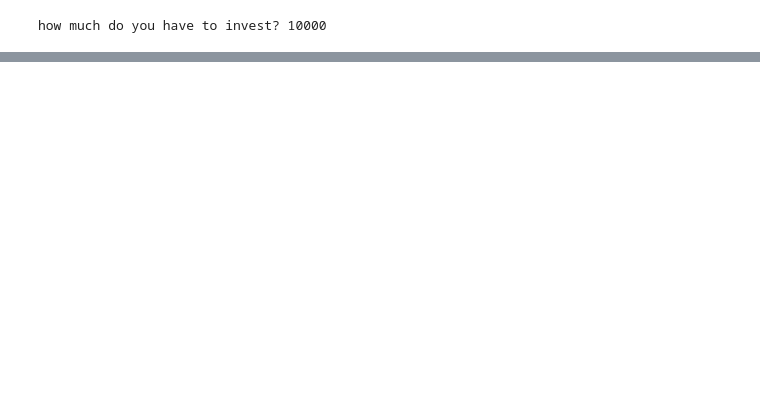
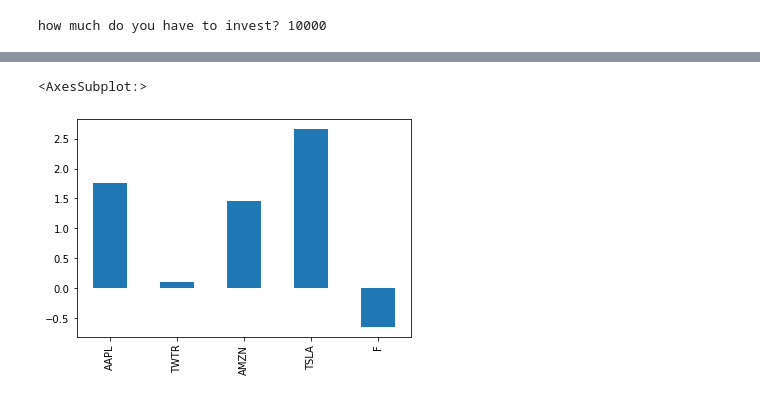
Before and after one commit to derrickclaye/Invest-a-Bull, a Jupyter notebook: analysis.ipynb, the cells around one changed output, grey strips where cells are left out. Drawn from its saved outputs; the diff is of its cells as text; code cells hidden in the pictures; blank space fills up the shorter version.

```diff
--- a/analysis.ipynb
+++ b/analysis.ipynb
@@ -58,0 +150,6 @@ calculate(tickers, capital)
+# %%
+sharpe_ratios = ((daily_returns.mean() * 252)) / (daily_returns.std() * np.sqrt(252))
+sharpe_ratios.plot.bar()
+# %% [output]
+<AxesSubplot:>
+[figure, added]
```
Also changed, not shown: parts of 18 cells of this notebook, 2 other files.
